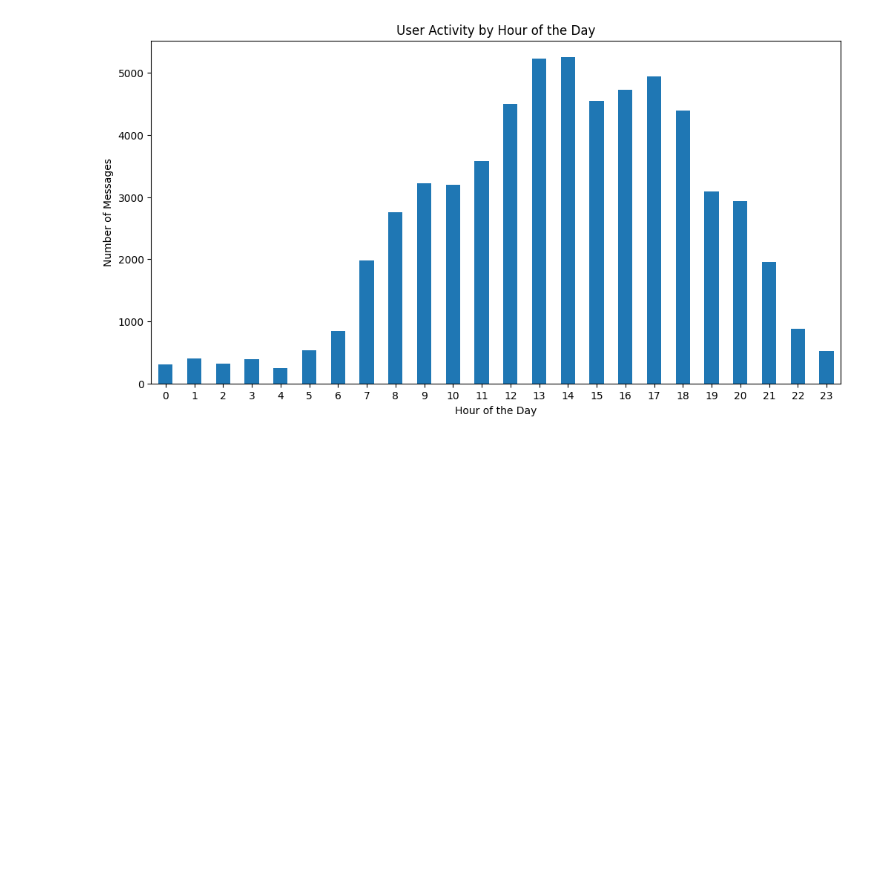
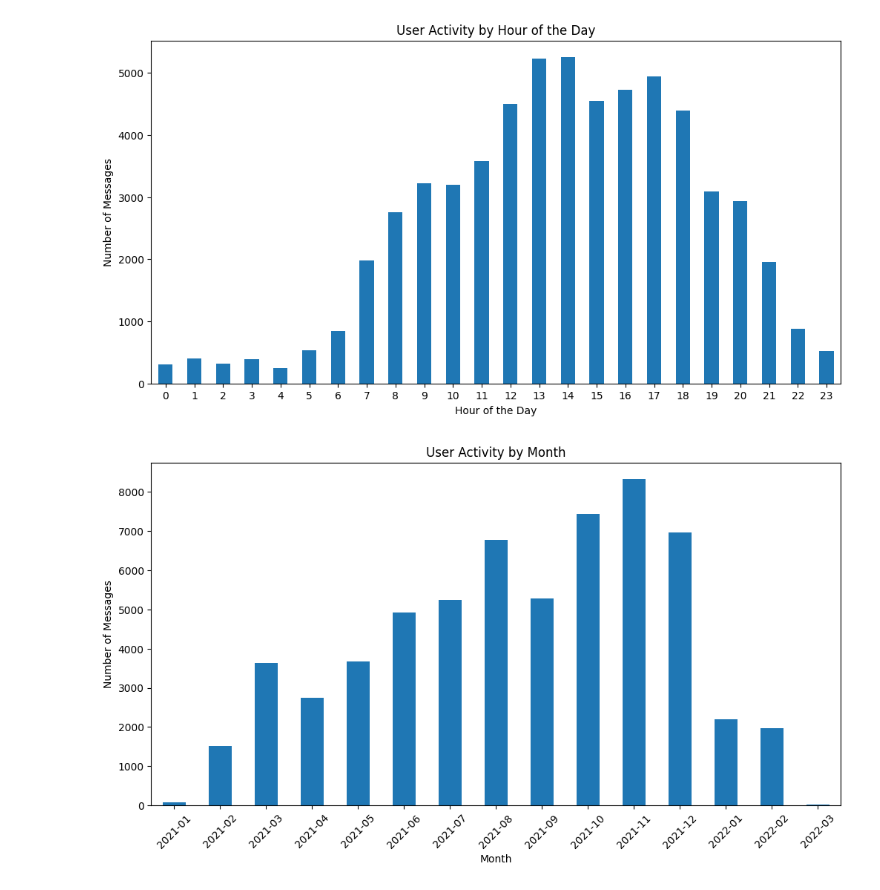
Before and after one commit to Emma2002/DigitalForensics_Assignment3, a Jupyter notebook: AnalysisJabberChat.ipynb, the cells around one changed output. Saved outputs shown, nothing was run; the diff lists cells and outputs as text; code cells hidden in the pictures; blank space fills up the shorter version.

```diff
--- a/AnalysisJabberChat.ipynb
+++ b/AnalysisJabberChat.ipynb
@@ -381,3 +408,23 @@ plt.xticks(rotation=0)
 plt.show()
 # %% [output]
 [figure]
+# %%
+# Convert the 'ts' column to a proper datetime type if it's not already
+jabberchat_data['ts'] = pd.to_datetime(jabberchat_data['ts'])
+
+# Extract the year and month from the 'ts' column
+jabberchat_data['year_month'] = jabberchat_data['ts'].dt.strftime('%Y-%m')
+
+# Group the data by year and month and count the number of messages for each month
+activity_by_month = jabberchat_data.groupby('year_month').size()
+
+# Plot the activity per month
+plt.figure(figsize=(12, 6))
+activity_by_month.plot(kind='bar')  # You can use 'bar' if you prefer a bar chart
+plt.title('User Activity by Month')
+plt.xlabel('Month')
+plt.ylabel('Number of Messages')
+plt.xticks(rotation=45)
+plt.show()
+# %% [output]
+[figure, added]
```
Also changed, not shown: parts of 1 cell of this notebook.
